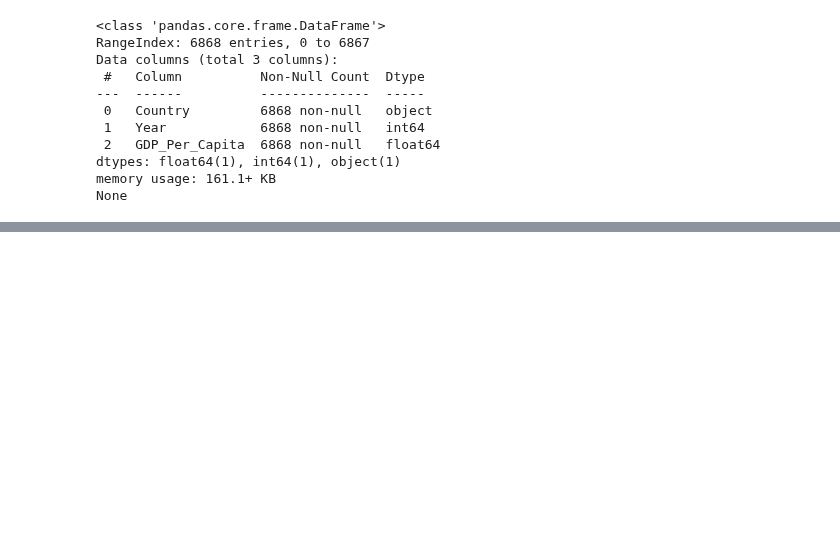
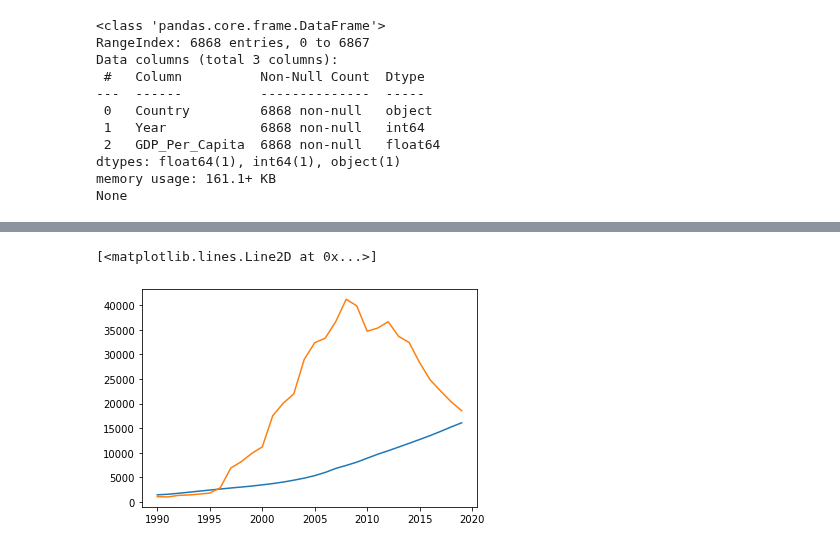
Before and after one commit to nss-data-science-cohort-5/un_exploration-ccmerry, a Jupyter notebook: notebooks/UN_Data_Exploration.ipynb, the cells around one changed output, grey strips where cells are left out. Saved outputs shown, nothing was run; the diff lists cells and outputs as text; code cells hidden in the pictures; blank space fills up the shorter version.

```diff
--- a/notebooks/UN_Data_Exploration.ipynb
+++ b/notebooks/UN_Data_Exploration.ipynb
@@ -45,2 +201,8 @@ None
+# %%
+plt.plot(two_gdp_g["Year"],two_gdp_g["GDP_Per_Capita"])
+plt.plot(one_gdp_g["Year"],one_gdp_g["GDP_Per_Capita"])
+# %% [output]
+[<matplotlib.lines.Line2D at 0x...>]
+[figure, added]
 # %%
 %matplotlib inline
```
Also changed, not shown: parts of 20 cells of this notebook.
